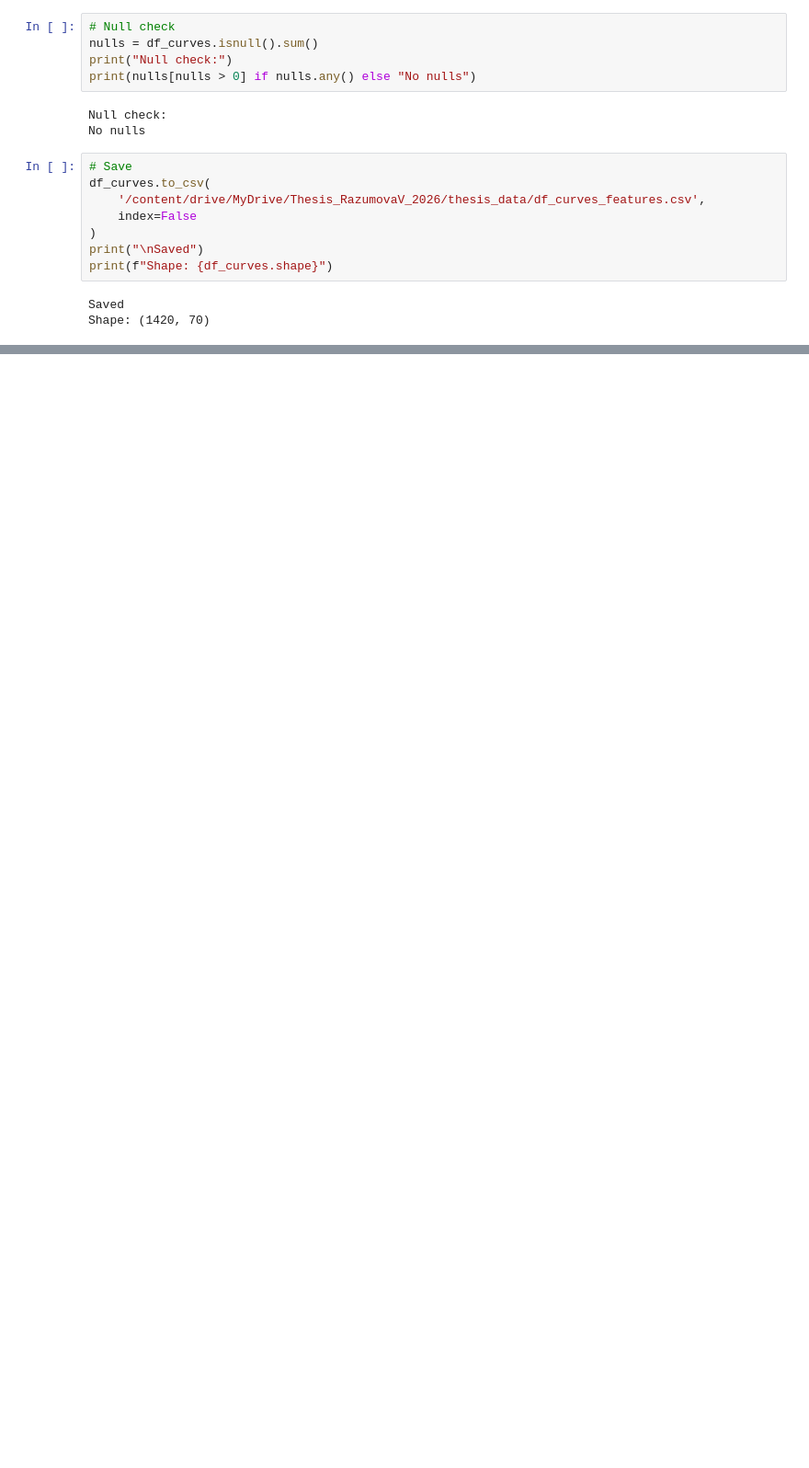
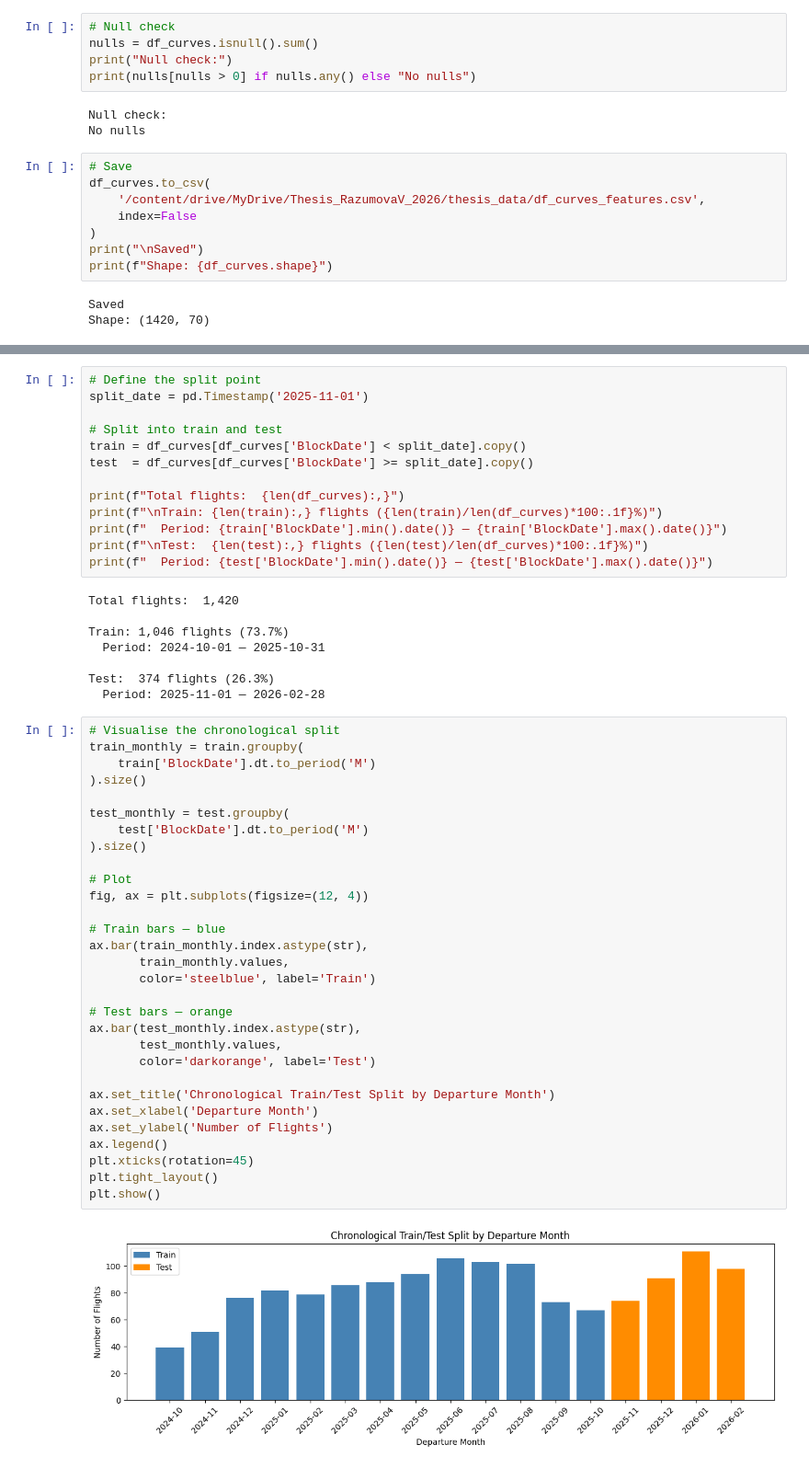
Before and after one commit to VildanaRazumova/thesis-demand-forecasting, a Jupyter notebook: thesis_notebook_final.ipynb, the cells around one changed output, grey strips where cells are left out. Shown at 92% size. Cells and saved outputs as stored; diff of their text form; blank space fills up the shorter version.

```diff
--- a/thesis_notebook_final.ipynb
+++ b/thesis_notebook_final.ipynb
@@ -2272,0 +2279,53 @@ Shape: (1420, 70)
+# %%
+# Define the split point
+split_date = pd.Timestamp('2025-11-01')
+
+# Split into train and test
+train = df_curves[df_curves['BlockDate'] < split_date].copy()
+test  = df_curves[df_curves['BlockDate'] >= split_date].copy()
+
+print(f"Total flights:  {len(df_curves):,}")
+print(f"\nTrain: {len(train):,} flights ({len(train)/len(df_curves)*100:.1f}%)")
+print(f"  Period: {train['BlockDate'].min().date()} — {train['BlockDate'].max().date()}")
+print(f"\nTest:  {len(test):,} flights ({len(test)/len(df_curves)*100:.1f}%)")
+print(f"  Period: {test['BlockDate'].min().date()} — {test['BlockDate'].max().date()}")
+# %% [output]
+Total flights:  1,420
+
+Train: 1,046 flights (73.7%)
+  Period: 2024-10-01 — 2025-10-31
+
+Test:  374 flights (26.3%)
+  Period: 2025-11-01 — 2026-02-28
+# %%
+# Visualise the chronological split
+train_monthly = train.groupby(
+    train['BlockDate'].dt.to_period('M')
+).size()
+
+test_monthly = test.groupby(
+    test['BlockDate'].dt.to_period('M')
+).size()
+
+# Plot
+fig, ax = plt.subplots(figsize=(12, 4))
+
+# Train bars — blue
+ax.bar(train_monthly.index.astype(str),
+       train_monthly.values,
+       color='steelblue', label='Train')
+
+# Test bars — orange
+ax.bar(test_monthly.index.astype(str),
+       test_monthly.values,
+       color='darkorange', label='Test')
+
+ax.set_title('Chronological Train/Test Split by Departure Month')
+ax.set_xlabel('Departure Month')
+ax.set_ylabel('Number of Flights')
+ax.legend()
+plt.xticks(rotation=45)
+plt.tight_layout()
+plt.show()
+# %% [output]
+[figure, added]
```
Also changed, not shown: parts of 25 cells of this notebook.
